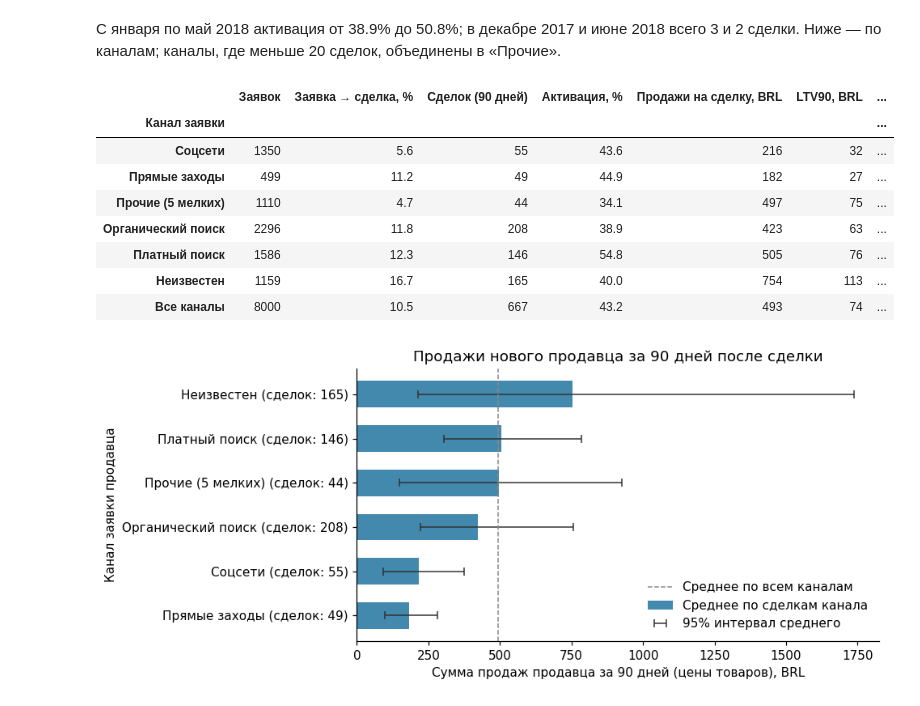
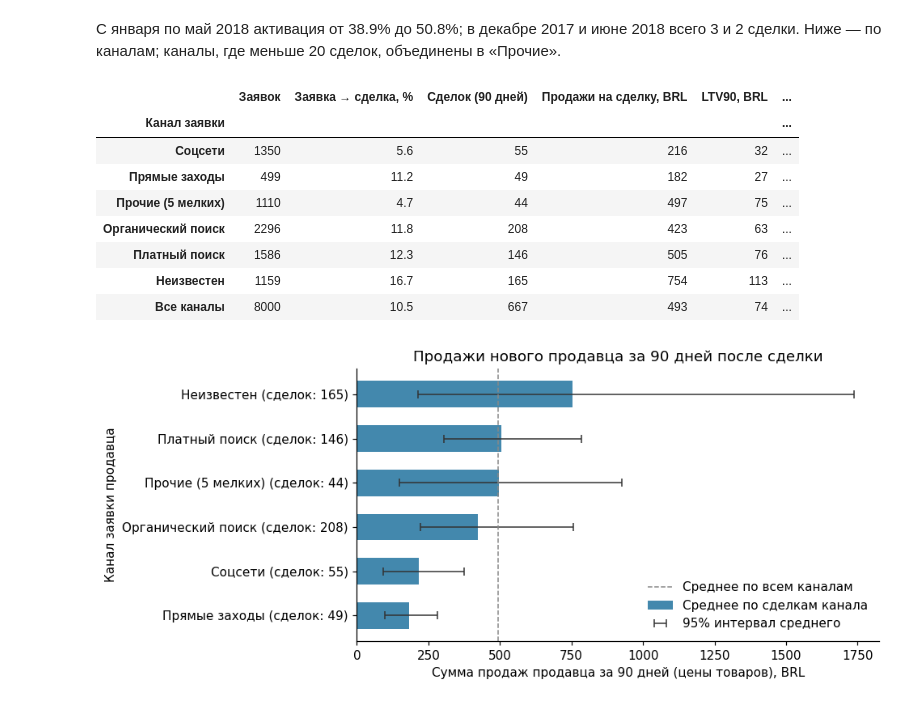
Before and after one commit to iverid/ProdAnal, a Jupyter notebook: project.ipynb, the cells around one changed output. Saved outputs shown, nothing was run; the diff lists cells and outputs as text; code cells hidden in the pictures.

```diff
--- a/project.ipynb
+++ b/project.ipynb
@@ -995,47 +990,46 @@ funnel_channel = channel_group(funnel.origin)
 lead_counts = funnel_channel.value_counts()
 lead_counts['Все каналы'] = len(funnel)
 lead_conversion = funnel.groupby(funnel_channel).seller_id.apply(lambda s: s.notna().mean())
 lead_conversion['Все каналы'] = funnel.seller_id.notna().mean()
 
 # Каждый канал отдельно и последней строкой — все сделки вместе
 channel_groups = list(seller_deals.groupby('channel')) + [('Все каналы', seller_deals)]
 rows = []
 for channel, group in channel_groups:
     ci_low, ci_high = bootstrap_mean_ci(group.gmv90)
     rows.append({'channel': channel, 'leads': lead_counts[channel],
                  'conversion': lead_conversion[channel], 'deals': len(group),
-                 'activation': group.activated.mean(), 'gmv90': group.gmv90.mean(),
+                 'gmv90': group.gmv90.mean(),
                  'ci_low': ci_low, 'ci_high': ci_high})
 channel_gmv = pd.DataFrame(rows).set_index('channel')
 # Допустимый CAC: при нём LTV90/CAC = 3; цена заявки = CAC сделки × конверсия
 channel_gmv['ltv90'] = channel_gmv.gmv90 * TAKE_RATE
 channel_gmv['max_cac'] = channel_gmv.ltv90 / TARGET_LTV_CAC
 channel_gmv['max_cpl'] = channel_gmv.max_cac * channel_gmv.conversion
 channel_order = channel_gmv.drop('Все каналы').sort_values('max_cpl').index.tolist()
 channel_gmv = channel_gmv.loc[channel_order + ['Все каналы']]
 assert channel_gmv.deals.drop('Все каналы').sum() == len(seller_deals)
 assert channel_gmv.leads.drop('Все каналы').sum() == len(funnel)
 
-channel_table = channel_gmv[['leads', 'conversion', 'deals', 'activation', 'gmv90', 'ltv90',
-                             'max_cac', 'max_cpl']].copy()
-channel_table[['conversion', 'activation']] = (channel_table[['conversion', 'activation']] * 100).round(1)
+channel_table = channel_gmv[['leads', 'conversion', 'deals', 'gmv90', 'ltv90', 'max_cac', 'max_cpl']].copy()
+channel_table['conversion'] = (channel_table.conversion * 100).round(1)
 channel_table[['gmv90', 'ltv90', 'max_cac']] = channel_table[['gmv90', 'ltv90', 'max_cac']].round(0).astype(int)
 channel_table['max_cpl'] = channel_table.max_cpl.round(2)
 display(channel_table.rename(columns={
     'leads': 'Заявок', 'conversion': 'Заявка → сделка, %', 'deals': 'Сделок (90 дней)',
-    'activation': 'Активация, %', 'gmv90': 'Продажи на сделку, BRL', 'ltv90': 'LTV90, BRL',
+    'gmv90': 'Продажи на сделку, BRL', 'ltv90': 'LTV90, BRL',
     'max_cac': 'Допустимый CAC сделки, BRL', 'max_cpl': 'Допустимая цена заявки, BRL',
 }).rename_axis('Канал заявки'))
 # %% [output]
-|  | Заявок | Заявка → сделка, % | Сделок (90 дней) | Активация, % | Продажи на сделку, BRL | LTV90, BRL | ... |
-| Канал заявки |  |  |  |  |  |  | ... |
-| Соцсети | 1350 | 5.6 | 55 | 43.6 | 216 | 32 | ... |
-| Прямые заходы | 499 | 11.2 | 49 | 44.9 | 182 | 27 | ... |
-| Прочие (5 мелких) | 1110 | 4.7 | 44 | 34.1 | 497 | 75 | ... |
-| Органический поиск | 2296 | 11.8 | 208 | 38.9 | 423 | 63 | ... |
-| Платный поиск | 1586 | 12.3 | 146 | 54.8 | 505 | 76 | ... |
-| Неизвестен | 1159 | 16.7 | 165 | 40.0 | 754 | 113 | ... |
-| Все каналы | 8000 | 10.5 | 667 | 43.2 | 493 | 74 | ... |
+|  | Заявок | Заявка → сделка, % | Сделок (90 дней) | Продажи на сделку, BRL | LTV90, BRL | ... |
+| Канал заявки |  |  |  |  |  | ... |
+| Соцсети | 1350 | 5.6 | 55 | 216 | 32 | ... |
+| Прямые заходы | 499 | 11.2 | 49 | 182 | 27 | ... |
+| Прочие (5 мелких) | 1110 | 4.7 | 44 | 497 | 75 | ... |
+| Органический поиск | 2296 | 11.8 | 208 | 423 | 63 | ... |
+| Платный поиск | 1586 | 12.3 | 146 | 505 | 76 | ... |
+| Неизвестен | 1159 | 16.7 | 165 | 754 | 113 | ... |
+| Все каналы | 8000 | 10.5 | 667 | 493 | 74 | ... |
 # %%
 plot_gmv = channel_gmv.drop('Все каналы').sort_values('gmv90')
 y = range(len(plot_gmv))
```
Also changed, not shown: parts of 5 cells of this notebook.
